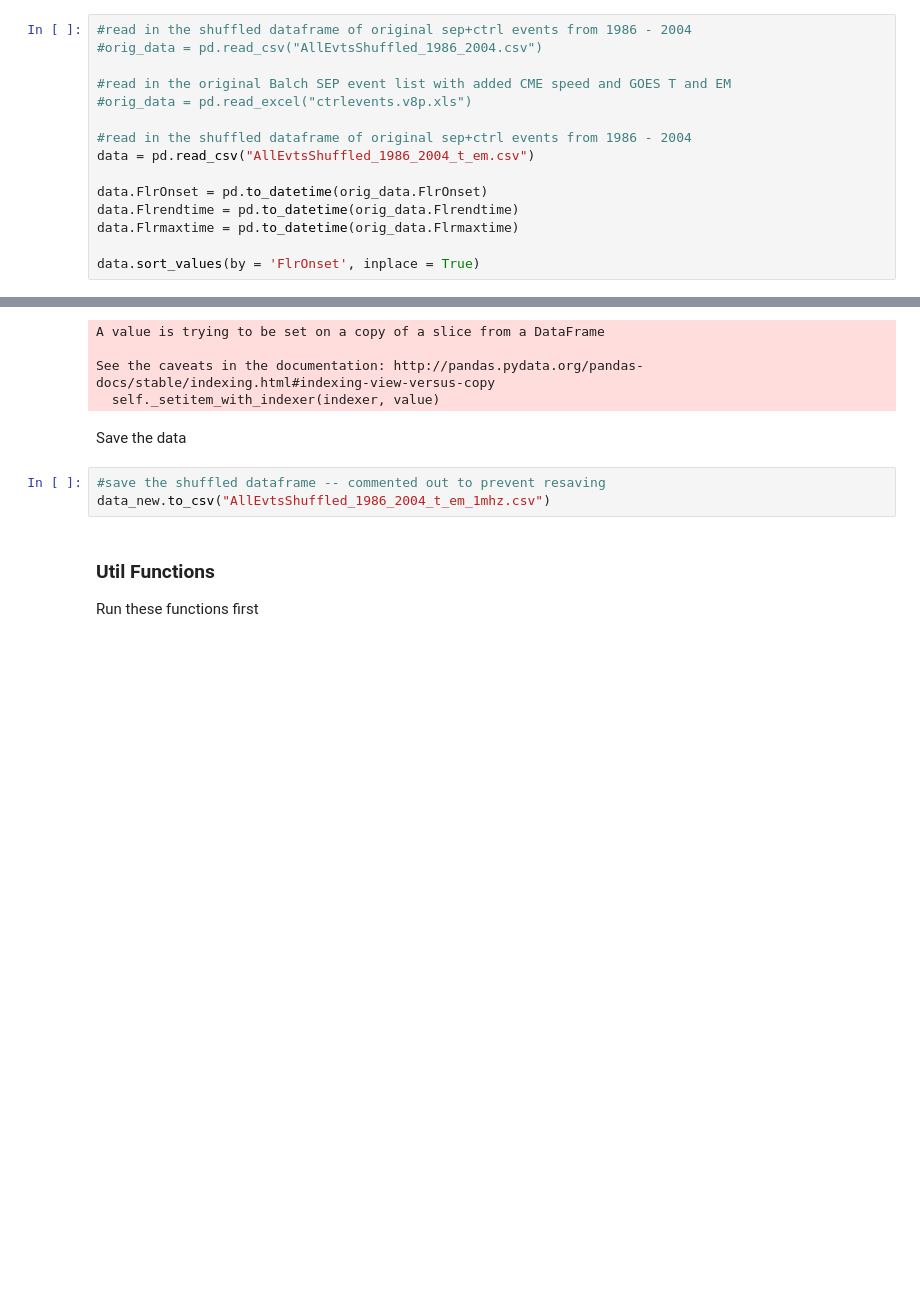
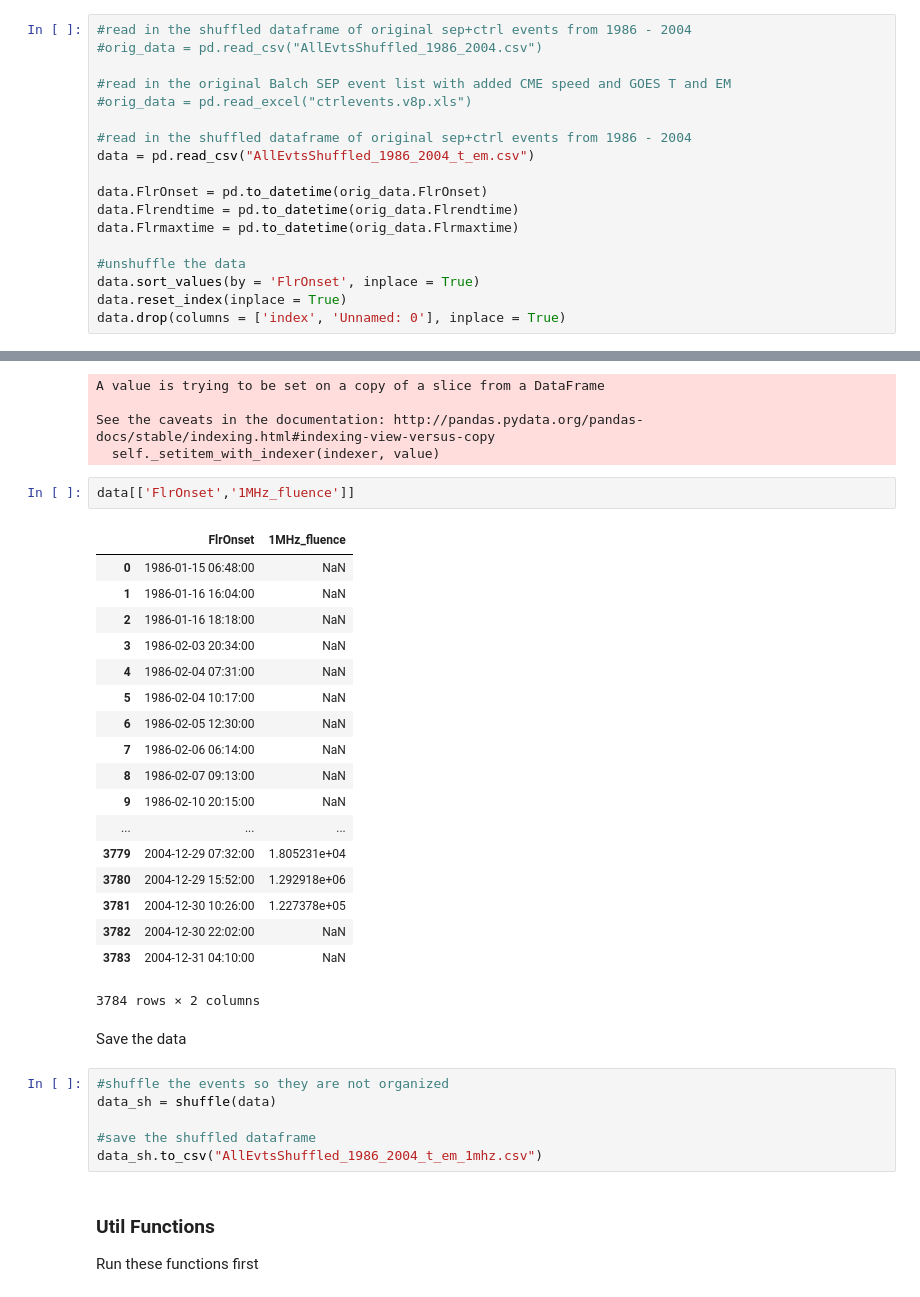
Before and after one commit to hazelbain/SEPML, a Jupyter notebook: wind_waves_scratch.ipynb, the cells around one changed output, grey strips where cells are left out. Saved outputs shown, nothing was run; the diff lists cells and outputs as text; blank space fills up the shorter version.

Commit message:
updated wind waves notebook with accompanying csv file containing 1 MHz fluence feature

```diff
--- a/wind_waves_scratch.ipynb
+++ b/wind_waves_scratch.ipynb
@@ -35,7 +37,10 @@ data.FlrOnset = pd.to_datetime(orig_data.FlrOnset)
 data.Flrendtime = pd.to_datetime(orig_data.Flrendtime)
 data.Flrmaxtime = pd.to_datetime(orig_data.Flrmaxtime)
 
+#unshuffle the data
 data.sort_values(by = 'FlrOnset', inplace = True)
+data.reset_index(inplace = True)
+data.drop(columns = ['index', 'Unnamed: 0'], inplace = True)
 # %% [markdown]
 Get the Wind WAVES RAD1 1 MHz fluence
 # %%
@@ -74,11 +79,35 @@ A value is trying to be set on a copy of a slice from a DataFrame
 
 See the caveats in the documentation: http://pandas.pydata.org/pandas-docs/stable/indexing.html#indexing-view-versus-copy
   self._setitem_with_indexer(indexer, value)
+# %%
+data[['FlrOnset','1MHz_fluence']]
+# %% [output]
+|  | FlrOnset | 1MHz_fluence |
+| 0 | 1986-01-15 06:48:00 | NaN |
+| 1 | 1986-01-16 16:04:00 | NaN |
+| 2 | 1986-01-16 18:18:00 | NaN |
+| 3 | 1986-02-03 20:34:00 | NaN |
+| 4 | 1986-02-04 07:31:00 | NaN |
+| 5 | 1986-02-04 10:17:00 | NaN |
+| 6 | 1986-02-05 12:30:00 | NaN |
+| 7 | 1986-02-06 06:14:00 | NaN |
+| 8 | 1986-02-07 09:13:00 | NaN |
+| 9 | 1986-02-10 20:15:00 | NaN |
+| ... | ... | ... |
+| 3779 | 2004-12-29 07:32:00 | 1.805231e+04 |
+| 3780 | 2004-12-29 15:52:00 | 1.292918e+06 |
+| 3781 | 2004-12-30 10:26:00 | 1.227378e+05 |
+| 3782 | 2004-12-30 22:02:00 | NaN |
+| 3783 | 2004-12-31 04:10:00 | NaN |
+3784 rows × 2 columns
 # %% [markdown]
 Save the data
 # %%
-#save the shuffled dataframe -- commented out to prevent resaving
-data_new.to_csv("AllEvtsShuffled_1986_2004_t_em_1mhz.csv")
+#shuffle the events so they are not organized
+data_sh = shuffle(data)
+
+#save the shuffled dataframe
+data_sh.to_csv("AllEvtsShuffled_1986_2004_t_em_1mhz.csv")
 # %% [markdown]
 ### Util Functions
 
```
Also changed, not shown: parts of 3 cells of this notebook, 1 other file.
